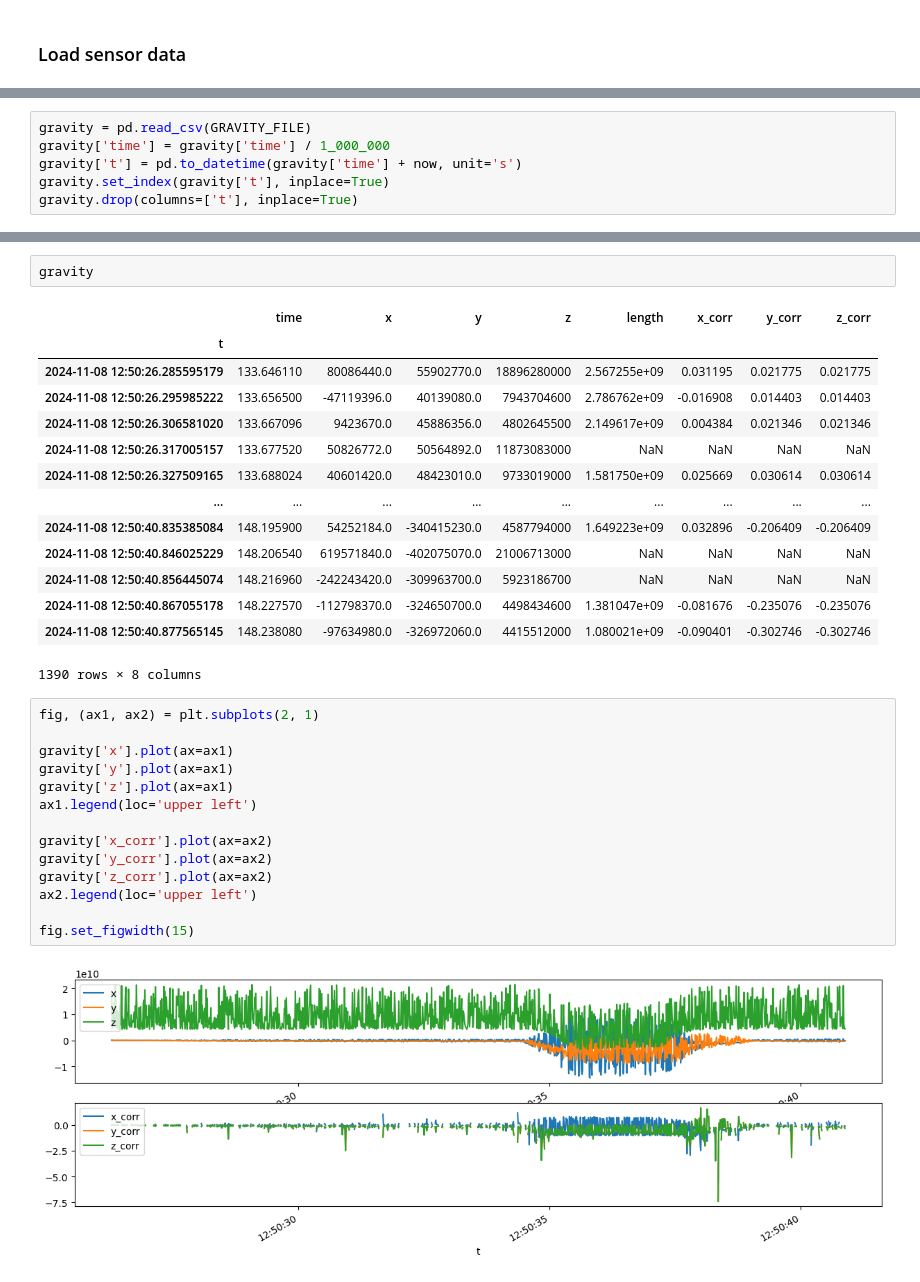
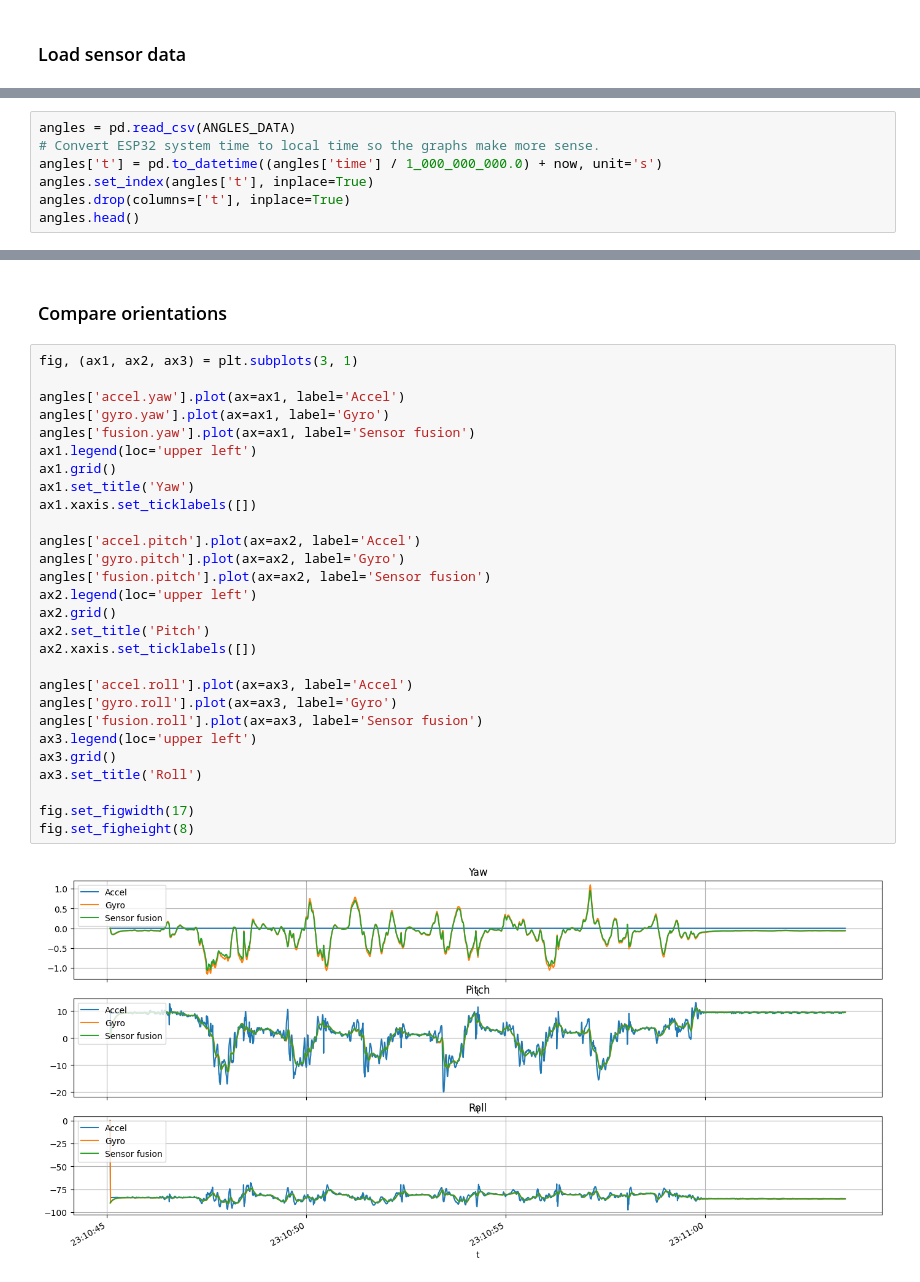
Before and after one commit to MatthijsReyers/gait-analyzer, a Jupyter notebook: test-processing/analysis.ipynb, the cells around one changed output, grey strips where cells are left out. Drawn from its saved outputs; the diff is of its cells as text.

```diff
--- a/test-processing/analysis.ipynb
+++ b/test-processing/analysis.ipynb
@@ -100,6 +158,7 @@ fig.set_figwidth(15)
 # %%
-gravity = pd.read_csv(GRAVITY_FILE)
-gravity['time'] = gravity['time'] / 1_000_000
-gravity['t'] = pd.to_datetime(gravity['time'] + now, unit='s')
-gravity.set_index(gravity['t'], inplace=True)
-gravity.drop(columns=['t'], inplace=True)
+angles = pd.read_csv(ANGLES_DATA)
+# Convert ESP32 system time to local time so the graphs make more sense.
+angles['t'] = pd.to_datetime((angles['time'] / 1_000_000_000.0) + now, unit='s')
+angles.set_index(angles['t'], inplace=True)
+angles.drop(columns=['t'], inplace=True)
+angles.head()
@@ -115,33 +173,32 @@ gravity['z_corr'] = gravity['y'] / gravity['length']
-# %%
-gravity
-# %% [output]
-|  | time | x | y | z | length | x_corr | y_corr | z_corr |
-| t |  |  |  |  |  |  |  |  |
-| 2024-11-08 12:50:26.285595179 | 133.646110 | 80086440.0 | 55902770.0 | 18896280000 | 2.567255e+09 | 0.031195 | 0.021775 | 0.021775 |
-| 2024-11-08 12:50:26.295985222 | 133.656500 | -47119396.0 | 40139080.0 | 7943704600 | 2.786762e+09 | -0.016908 | 0.014403 | 0.014403 |
-| 2024-11-08 12:50:26.306581020 | 133.667096 | 9423670.0 | 45886356.0 | 4802645500 | 2.149617e+09 | 0.004384 | 0.021346 | 0.021346 |
-| 2024-11-08 12:50:26.317005157 | 133.677520 | 50826772.0 | 50564892.0 | 11873083000 | NaN | NaN | NaN | NaN |
-| 2024-11-08 12:50:26.327509165 | 133.688024 | 40601420.0 | 48423010.0 | 9733019000 | 1.581750e+09 | 0.025669 | 0.030614 | 0.030614 |
-| ... | ... | ... | ... | ... | ... | ... | ... | ... |
-| 2024-11-08 12:50:40.835385084 | 148.195900 | 54252184.0 | -340415230.0 | 4587794000 | 1.649223e+09 | 0.032896 | -0.206409 | -0.206409 |
-| 2024-11-08 12:50:40.846025229 | 148.206540 | 619571840.0 | -402075070.0 | 21006713000 | NaN | NaN | NaN | NaN |
-| 2024-11-08 12:50:40.856445074 | 148.216960 | -242243420.0 | -309963700.0 | 5923186700 | NaN | NaN | NaN | NaN |
-| 2024-11-08 12:50:40.867055178 | 148.227570 | -112798370.0 | -324650700.0 | 4498434600 | 1.381047e+09 | -0.081676 | -0.235076 | -0.235076 |
-| 2024-11-08 12:50:40.877565145 | 148.238080 | -97634980.0 | -326972060.0 | 4415512000 | 1.080021e+09 | -0.090401 | -0.302746 | -0.302746 |
-1390 rows × 8 columns
-# %%
-fig, (ax1, ax2) = plt.subplots(2, 1)
-
-gravity['x'].plot(ax=ax1)
-gravity['y'].plot(ax=ax1)
-gravity['z'].plot(ax=ax1)
-ax1.legend(loc='upper left')
-
-gravity['x_corr'].plot(ax=ax2)
-gravity['y_corr'].plot(ax=ax2)
-gravity['z_corr'].plot(ax=ax2)
-ax2.legend(loc='upper left')
-
-fig.set_figwidth(15)
-# %% [output]
-[figure, removed]
+# %% [markdown]
+### Compare orientations
+# %%
+fig, (ax1, ax2, ax3) = plt.subplots(3, 1)
+
+angles['accel.yaw'].plot(ax=ax1, label='Accel')
+angles['gyro.yaw'].plot(ax=ax1, label='Gyro')
+angles['fusion.yaw'].plot(ax=ax1, label='Sensor fusion')
+ax1.legend(loc='upper left')
+ax1.grid()
+ax1.set_title('Yaw')
+ax1.xaxis.set_ticklabels([])
+
+angles['accel.pitch'].plot(ax=ax2, label='Accel')
+angles['gyro.pitch'].plot(ax=ax2, label='Gyro')
+angles['fusion.pitch'].plot(ax=ax2, label='Sensor fusion')
+ax2.legend(loc='upper left')
+ax2.grid()
+ax2.set_title('Pitch')
+ax2.xaxis.set_ticklabels([])
+
+angles['accel.roll'].plot(ax=ax3, label='Accel')
+angles['gyro.roll'].plot(ax=ax3, label='Gyro')
+angles['fusion.roll'].plot(ax=ax3, label='Sensor fusion')
+ax3.legend(loc='upper left')
+ax3.grid()
+ax3.set_title('Roll')
+
+fig.set_figwidth(17)
+fig.set_figheight(8)
+# %% [output]
+[figure, added]
```
Also changed, not shown: parts of 19 cells of this notebook, 3 other files.
